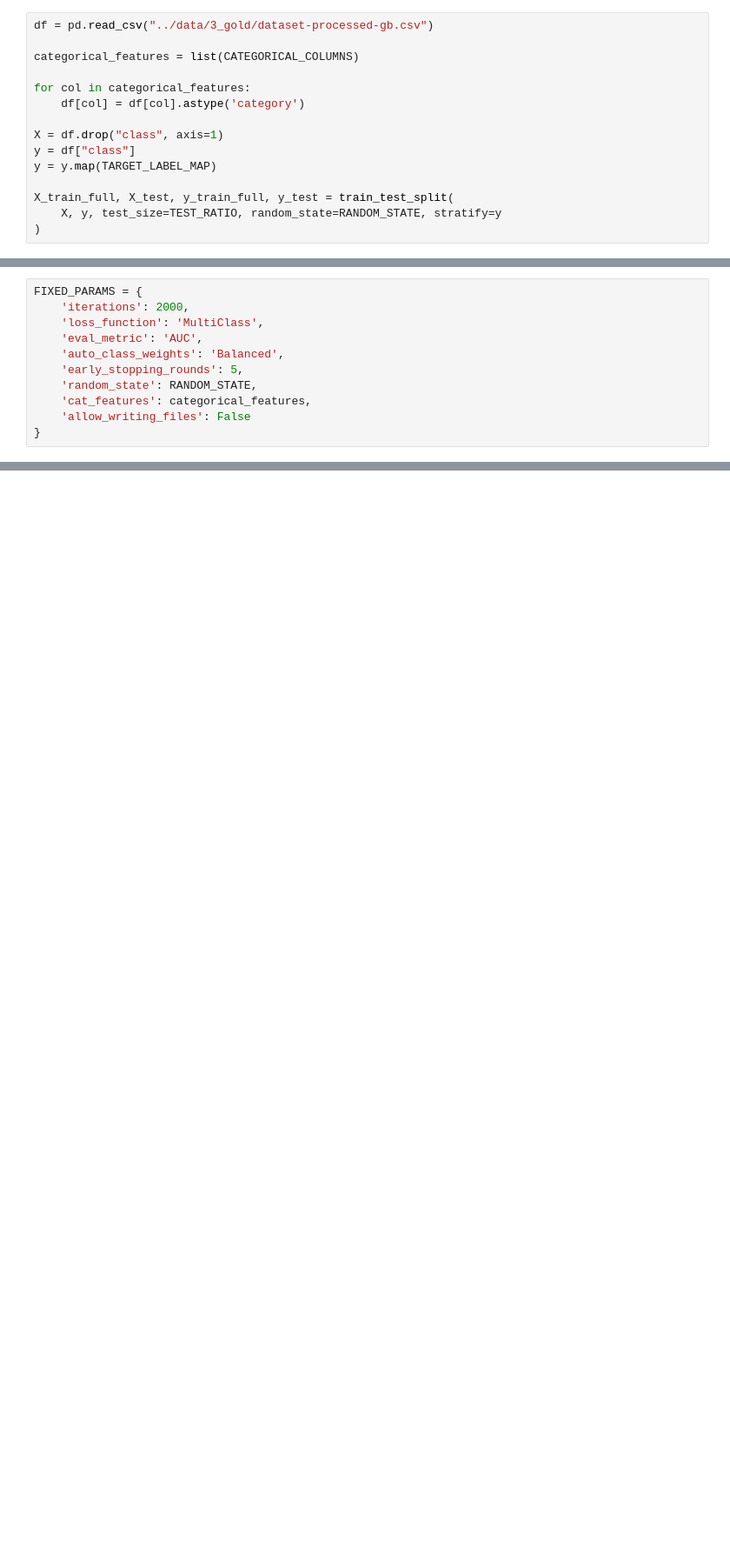
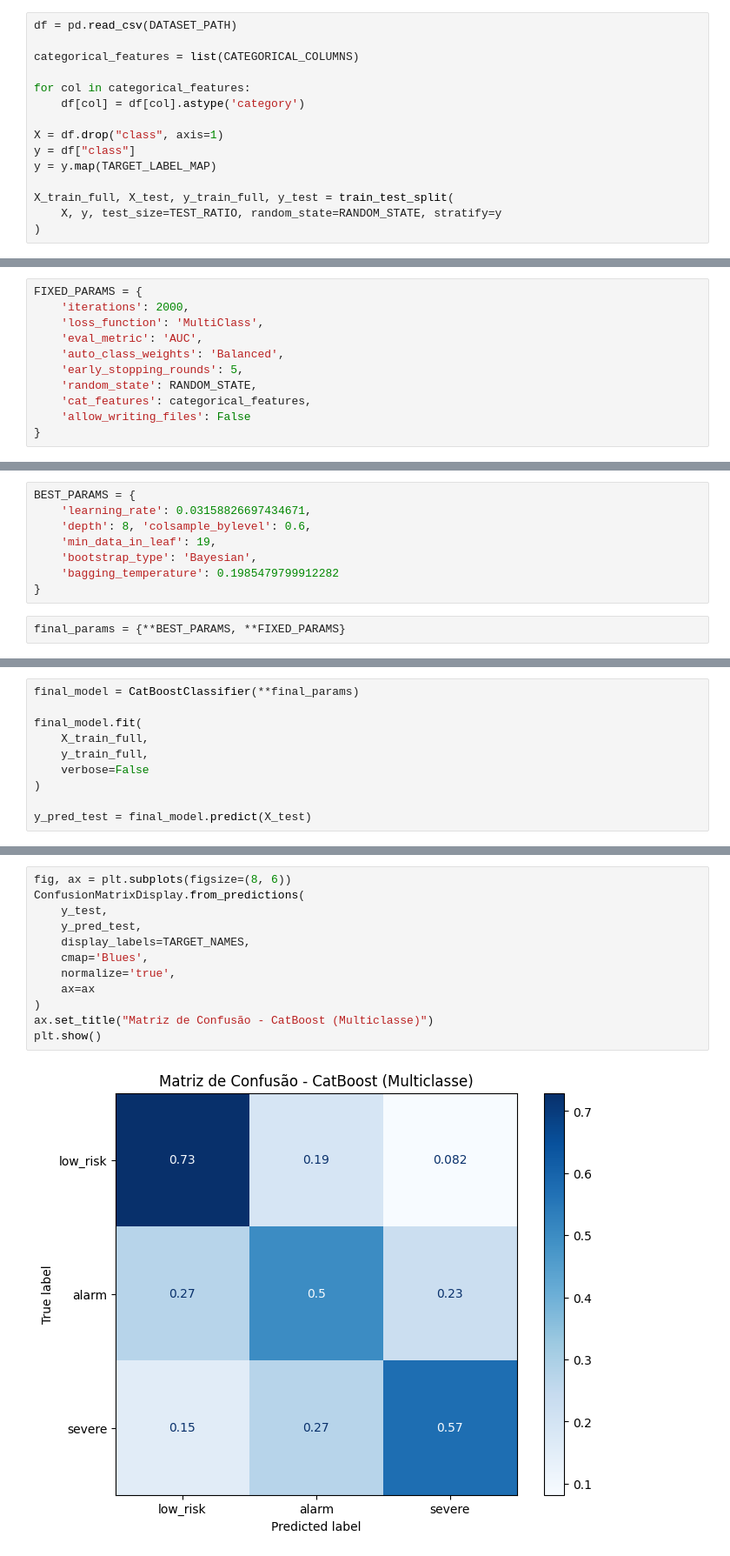
Before and after one commit to mlab-inf-ufrgs/dengue-severity-prediction, a Jupyter notebook: src/tuning/hp_tuning_cb.ipynb, the cells around one changed output, grey strips where cells are left out. Shown at 87% size. Cells and saved outputs as stored; diff of their text form; blank space fills up the shorter version.

Commit message:
Tests execution and optimization notebooks refactoring

```diff
--- a/src/tuning/hp_tuning_cb.ipynb
+++ b/src/tuning/hp_tuning_cb.ipynb
@@ -30,5 +70,5 @@ from utils.constants import *
 # %%
-df = pd.read_csv("../data/3_gold/dataset-processed-gb.csv")
+df = pd.read_csv(DATASET_PATH)
 
 categorical_features = list(CATEGORICAL_COLUMNS)
 
@@ -135,0 +171,10 @@ display(vis.plot_optimization_history(study))
+# %%
+BEST_PARAMS = {
+    'learning_rate': 0.03158826697434671,
+    'depth': 8, 'colsample_bylevel': 0.6,
+    'min_data_in_leaf': 19,
+    'bootstrap_type': 'Bayesian',
+    'bagging_temperature': 0.1985479799912282
+}
+# %%
+final_params = {**BEST_PARAMS, **FIXED_PARAMS}
@@ -137,0 +198,10 @@ avg_f1_final, std_f1_final = train_on_folds(best_trial.params)
+# %%
+final_model = CatBoostClassifier(**final_params)
+
+final_model.fit(
+    X_train_full,
+    y_train_full,
+    verbose=False
+)
+
+y_pred_test = final_model.predict(X_test)
@@ -137,0 +224,14 @@ avg_f1_final, std_f1_final = train_on_folds(best_trial.params)
+# %%
+fig, ax = plt.subplots(figsize=(8, 6))
+ConfusionMatrixDisplay.from_predictions(
+    y_test,
+    y_pred_test,
+    display_labels=TARGET_NAMES,
+    cmap='Blues',
+    normalize='true',
+    ax=ax
+)
+ax.set_title("Matriz de Confusão - CatBoost (Multiclasse)")
+plt.show()
+# %% [output]
+[figure, added]
```
Also changed, not shown: parts of 32 cells of this notebook, 15 other files.
